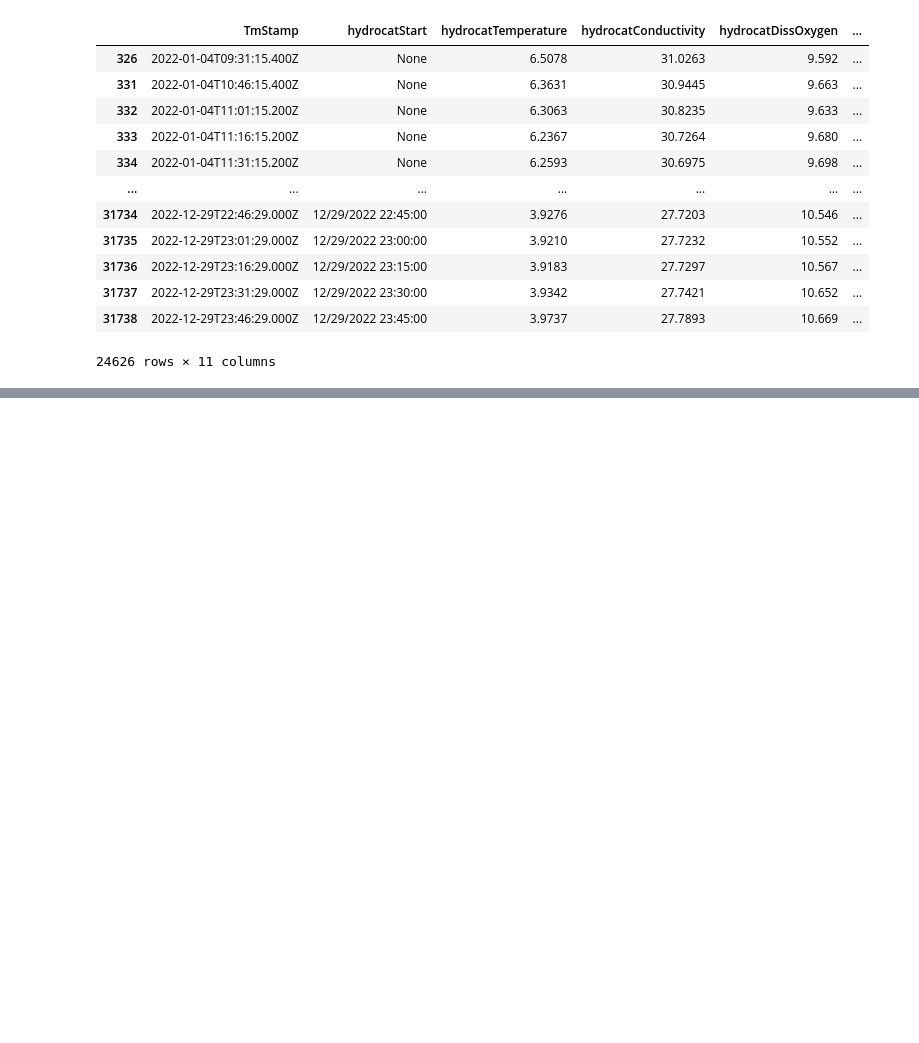
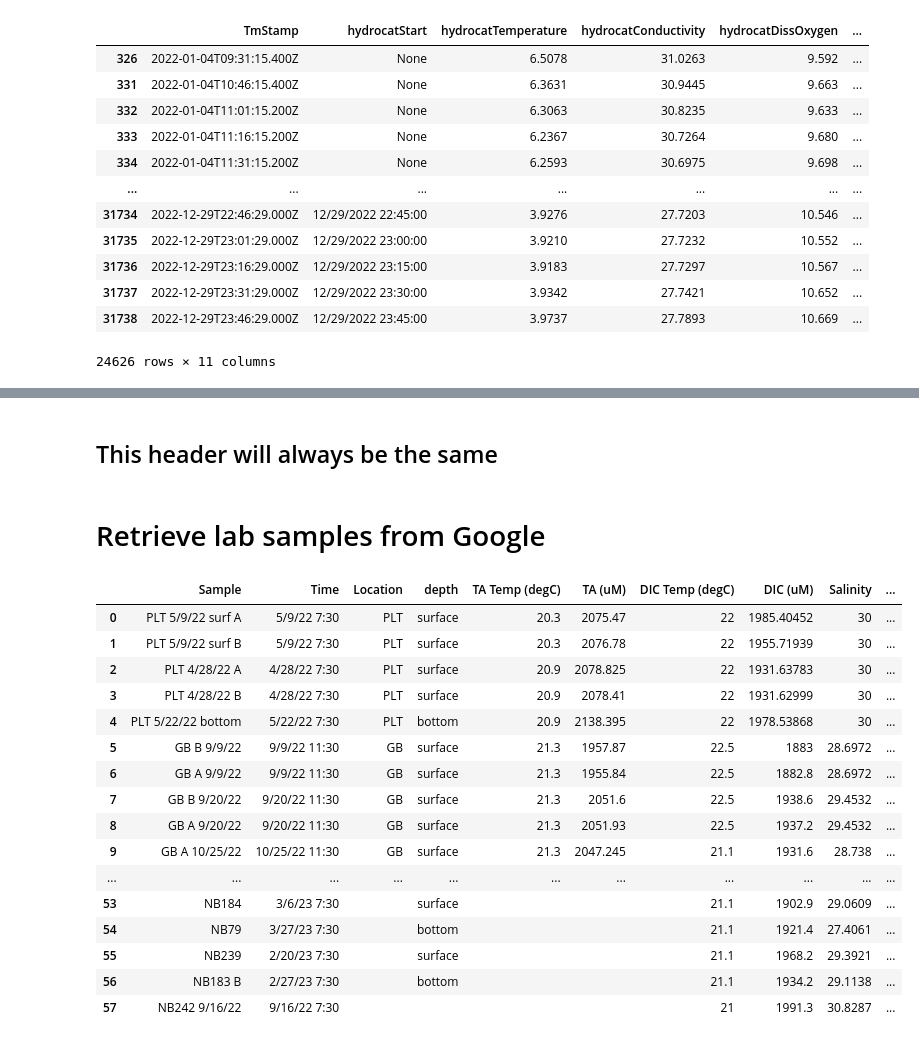
Before and after one commit to abby-baskind/phyto, a Jupyter notebook: dataretrieval_test.ipynb, the cells around one changed output, grey strips where cells are left out. Saved outputs shown, nothing was run; the diff lists cells and outputs as text; code cells hidden in the pictures; blank space fills up the shorter version.

Commit message:
data retrieval

```diff
--- a/dataretrieval_test.ipynb
+++ b/dataretrieval_test.ipynb
@@ -42,0 +63,48 @@ df
+# %% [markdown]
+## This header will always be the same
+# %%
+#The scope is always look like this so we did not need to change anything
+import gspread
+from df2gspread import df2gspread as d2g
+from oauth2client.service_account import ServiceAccountCredentials
+
+scope = [
+   'https://spreadsheets.google.com/feeds',
+         'https://www.googleapis.com/auth/drive']
+#Name of our Service Account Key
+google_key_file = 'servicecredentials.json'
+credentials = ServiceAccountCredentials.from_json_keyfile_name(google_key_file, scope)
+gc = gspread.authorize(credentials)
+# %% [markdown]
+# Retrieve lab samples from Google
+# %%
+spreadsheet_key = '17FFbtUuhUS4UtxB-OjKIP2wCYJoEAmaW6VaHQPcup9U'
+wks_name = 'Sheet1'
+
+#Opening the worksheet by using Worksheet ID
+workbook = gc.open_by_key(spreadsheet_key)
+#Selecting which sheet to pulling the data
+sheet = workbook.worksheet(wks_name)
+
+#Pulling the data and transform it to the data frame
+values = sheet.get_all_values()
+pull_tips = pd.DataFrame(values[1:], columns = values[0])
+pull_tips
+# %% [output]
+|  | Sample | Time | Location | depth | TA Temp (degC) | TA (uM) | DIC Temp (degC) | DIC (uM) | Salinity | ... |
+| 0 | PLT 5/9/22 surf A | 5/9/22 7:30 | PLT | surface | 20.3 | 2075.47 | 22 | 1985.40452 | 30 | ... |
+| 1 | PLT 5/9/22 surf B | 5/9/22 7:30 | PLT | surface | 20.3 | 2076.78 | 22 | 1955.71939 | 30 | ... |
+| 2 | PLT 4/28/22 A | 4/28/22 7:30 | PLT | surface | 20.9 | 2078.825 | 22 | 1931.63783 | 30 | ... |
+| 3 | PLT 4/28/22 B | 4/28/22 7:30 | PLT | surface | 20.9 | 2078.41 | 22 | 1931.62999 | 30 | ... |
+| 4 | PLT 5/22/22 bottom | 5/22/22 7:30 | PLT | bottom | 20.9 | 2138.395 | 22 | 1978.53868 | 30 | ... |
+| 5 | GB B 9/9/22 | 9/9/22 11:30 | GB | surface | 21.3 | 1957.87 | 22.5 | 1883 | 28.6972 | ... |
+| 6 | GB A 9/9/22 | 9/9/22 11:30 | GB | surface | 21.3 | 1955.84 | 22.5 | 1882.8 | 28.6972 | ... |
+| 7 | GB B 9/20/22 | 9/20/22 11:30 | GB | surface | 21.3 | 2051.6 | 22.5 | 1938.6 | 29.4532 | ... |
+| 8 | GB A 9/20/22 | 9/20/22 11:30 | GB | surface | 21.3 | 2051.93 | 22.5 | 1937.2 | 29.4532 | ... |
+| 9 | GB A 10/25/22 | 10/25/22 11:30 | GB | surface | 21.3 | 2047.245 | 21.1 | 1931.6 | 28.738 | ... |
+| ... | ... | ... | ... | ... | ... | ... | ... | ... | ... | ... |
+| 53 | NB184 | 3/6/23 7:30 |  | surface |  |  | 21.1 | 1902.9 | 29.0609 | ... |
+| 54 | NB79 | 3/27/23 7:30 |  | bottom |  |  | 21.1 | 1921.4 | 27.4061 | ... |
+| 55 | NB239 | 2/20/23 7:30 |  | surface |  |  | 21.1 | 1968.2 | 29.3921 | ... |
+| 56 | NB183 B | 2/27/23 7:30 |  | bottom |  |  | 21.1 | 1934.2 | 29.1138 | ... |
+| 57 | NB242 9/16/22 | 9/16/22 7:30 |  |  |  |  | 21 | 1991.3 | 30.8287 | ... |
```
Also changed, not shown: parts of 13 cells of this notebook, 5 other files.
